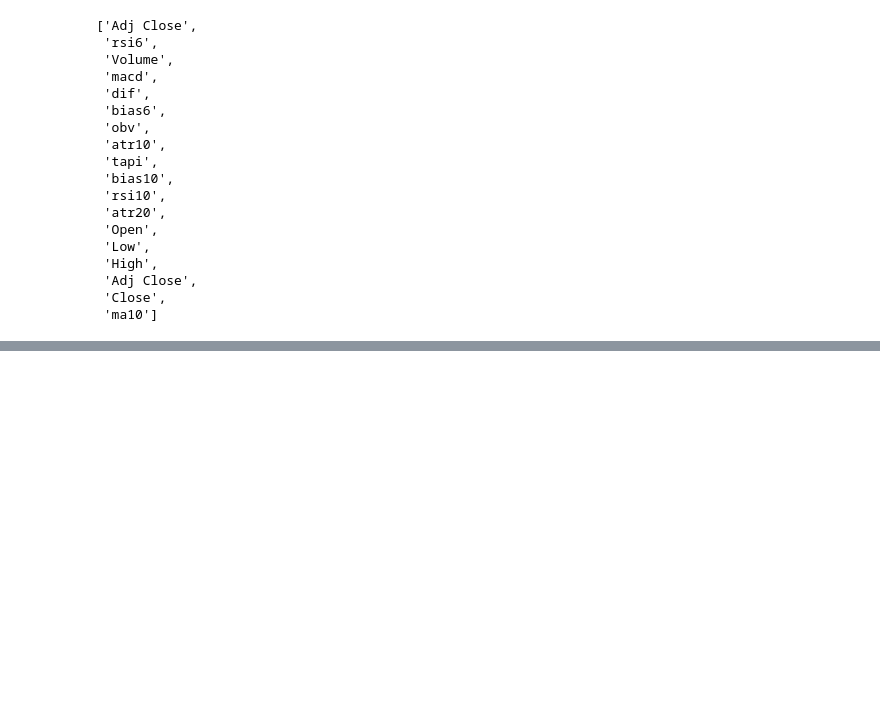
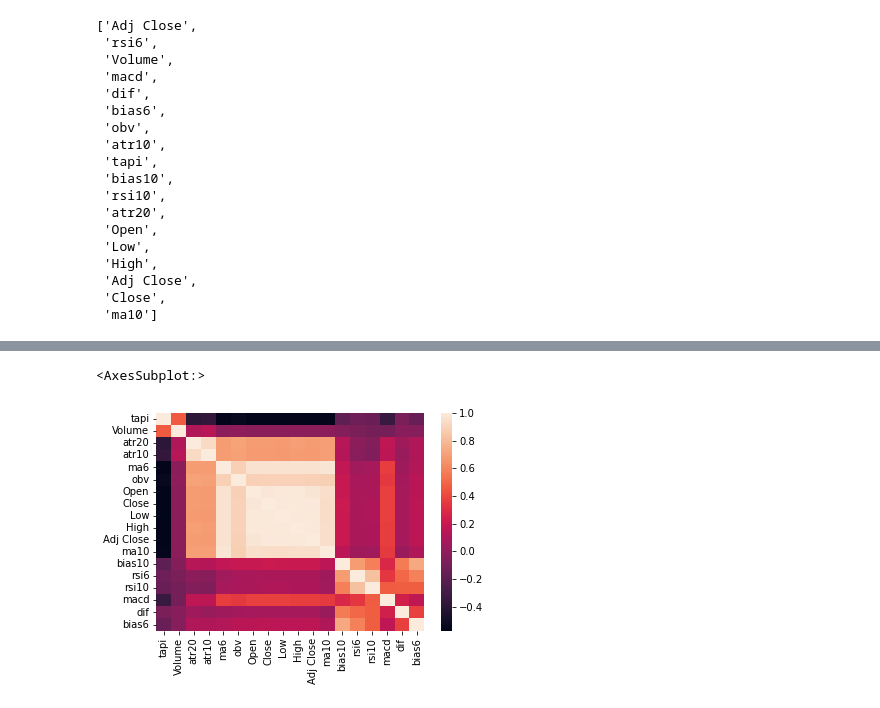
Before and after one commit to FeTaka/PDENG_data_mining_2_2021, a Jupyter notebook: Data Analysis/FeatureRanking.ipynb, the cells around one changed output, grey strips where cells are left out. Drawn from its saved outputs; the diff is of its cells as text; code cells hidden in the pictures; blank space fills up the shorter version.

```diff
--- a/Data Analysis/FeatureRanking.ipynb
+++ b/Data Analysis/FeatureRanking.ipynb
@@ -86,0 +133,33 @@ list(dict.fromkeys(most_important_names))
+# %%
+def cluster_corr(corr_array):
+    pairwise_distances = sch.distance.pdist(corr_array)
+    linkage = sch.linkage(pairwise_distances, method='complete')
+    cluster_distance_threshold = pairwise_distances.max()/2
+    idx_to_cluster_array = sch.fcluster(linkage, cluster_distance_threshold,
+                                        criterion='distance')
+    return idx_to_cluster_array
+
+def sort_corr_cluster(corr_array, inplace=False):
+    idx_to_cluster_array = cluster_corr(corr_array)
+    idx = np.argsort(idx_to_cluster_array)
+
+    if not inplace:
+        corr_array = corr_array.copy()
+
+    if isinstance(corr_array, pd.DataFrame):
+        return corr_array.iloc[idx, :].T.iloc[idx, :]
+    return corr_array[idx, :][:, idx]
+
+def cluster_features(cluster_idx, feature_names):
+    cluster_dict = {}
+    for cluster, feature in zip(cluster_idx, feature_names):
+        if cluster in cluster_dict:
+            cluster_dict[cluster].append(feature)
+        else:
+            cluster_dict[cluster] = [feature]
+    return cluster_dict
+# %%
+sns.heatmap(sort_corr_cluster(corr_matrix))
+# %% [output]
+<AxesSubplot:>
+[figure, added]
```
Also changed, not shown: parts of 16 cells of this notebook.
